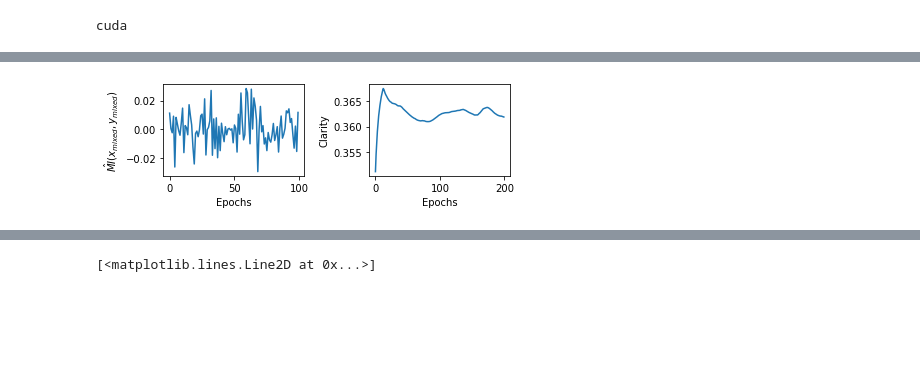
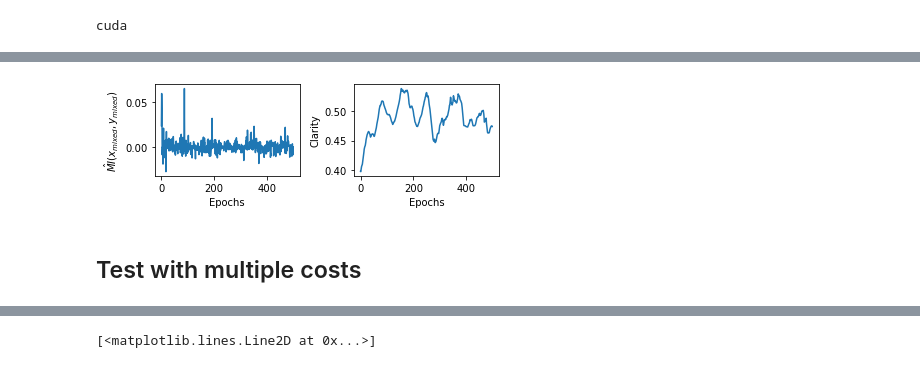
Before and after one commit to ZachFriedenberger/CLUB, a Jupyter notebook: Convol Mixtures.ipynb, the cells around one changed output, grey strips where cells are left out. Saved outputs shown, nothing was run; the diff lists cells and outputs as text; code cells hidden in the pictures; blank space fills up the shorter version.

```diff
--- a/Convol Mixtures.ipynb
+++ b/Convol Mixtures.ipynb
@@ -44,7 +45,7 @@ def gen_square_wave(t, A, w, phase, baseline, sigma):
     y = A*signal.square(w*t + phase) + baseline + noise
     return y
 # %%
-t = np.linspace(0, 20, 100000)
+t = np.linspace(0, 20, 10000)
 sine = gen_sine_wave(t, A=1, w=2*np.pi/2, phase=0, baseline=0, sigma=0.25)
 square = gen_square_wave(t, A=1, w=2*np.pi/5, phase=np.pi/2, baseline=0, sigma=0.25)
 
@@ -123,8 +124,8 @@ def plot_grad_flow(named_parameters):
     for n, p in named_parameters:
         if(p.requires_grad) and ("bias" not in n):
             layers.append(n)
-            ave_grads.append(p.grad.abs().mean())
-            max_grads.append(p.grad.abs().max())
+            ave_grads.append(p.grad.abs().mean().cpu())
+            max_grads.append(p.grad.abs().max().cpu())
     plt.bar(np.arange(len(max_grads)), max_grads, alpha=0.1, lw=1, color="c")
     plt.bar(np.arange(len(max_grads)), ave_grads, alpha=0.1, lw=1, color="b")
     plt.hlines(0, 0, len(ave_grads)+1, lw=2, color="k" )
@@ -137,4 +138,4 @@ def plot_grad_flow(named_parameters):
     plt.grid(True)
     plt.legend([Line2D([0], [0], color="c", lw=4),
                 Line2D([0], [0], color="b", lw=4),
-                Line2D([0], [0], color="k", lw=4)], ['max-gradient', 'mean-gradient', 'zero-gradient']
+                Line2D([0], [0], color="k", lw=4)], ['max-gradient', 'mean-gradient', 'zero-gradient'])
@@ -170,17 +169,19 @@ def train_model(data, lr, batch_size, num_epochs, num_mini_batches, schedule):
     y_samples = data[:, 1]
     for epoch in trange(num_epochs):
 
-        #random_indx = np.random.randint(num_batches, size=2)
-        random_indx = np.random.randint(data_len-batch_size, size=2)
+        random_indx = np.random.randint(num_batches, size=2)
+        #random_indx = np.random.randint(data_len-batch_size, size=2)
         n = random_indx[0]
         m = random_indx[1]
 
         x_samples_out, y_samples_out = decoder(x_samples.float(), y_samples.float())
+        x_samples_out = x_samples_out / torch.std(x_samples_out)
+        y_samples_out = y_samples_out / torch.std(y_samples_out)
 
-        #x_samples_out = x_samples_out[n*batch_size : n*batch_size+batch_size]
-        #y_samples_out = y_samples_out[m*batch_size : m*batch_size+batch_size]
-        x_samples_out = x_samples_out[n : n + batch_size]
-        y_samples_out = y_samples_out[m : m + batch_size]
+        x_samples_out = x_samples_out[n*batch_size : n*batch_size+batch_size]
+        y_samples_out = y_samples_out[m*batch_size : m*batch_size+batch_size]
+        #x_samples_out = x_samples_out[n : n + batch_size]
+        #y_samples_out = y_samples_out[m : m + batch_size]
 
         decoder_loss = mi_estimator(x_samples_out.unsqueeze(0).T, y_samples_out.unsqueeze(0).T)
         decoder_optimizer.zero_grad()
@@ -194,17 +195,19 @@ def train_model(data, lr, batch_size, num_epochs, num_mini_batches, schedule):
 
         for i in range(num_mini_batches):
 
-            #random_indx = np.random.randint(num_batches, size=2)
-            random_indx = np.random.randint(data_len-batch_size, size=2)
+            random_indx = np.random.randint(num_batches, size=2)
+            #random_indx = np.random.randint(data_len-batch_size, size=2)
             n = random_indx[0]
             m = random_indx[1]
 
             x_samples_out, y_samples_out = decoder(x_samples.float(), y_samples.float())
+            x_samples_out = x_samples_out / torch.std(x_samples_out)
+            y_samples_out = y_samples_out / torch.std(y_samples_out)
 
-            #x_samples_out = x_samples_out[n*batch_size : n*batch_size+batch_size]
-            #y_samples_out = y_samples_out[m*batch_size : m*batch_size+batch_size]
-            x_samples_out = x_samples_out[n : n + batch_size]
-            y_samples_out = y_samples_out[m : m + batch_size]
+            x_samples_out = x_samples_out[n*batch_size : n*batch_size+batch_size]
+            y_samples_out = y_samples_out[m*batch_size : m*batch_size+batch_size]
+            #x_samples_out = x_samples_out[n : n + batch_size]
+            #y_samples_out = y_samples_out[m : m + batch_size]
 
             mi_loss = mi_estimator.learning_loss(x_samples_out.unsqueeze(0).T.detach(), y_samples_out.unsqueeze(0).T.detach())
             mi_optimizer.zero_grad()
@@ -224,10 +227,10 @@ def train_model(data, lr, batch_size, num_epochs, num_mini_batches, schedule):
     return mi_est_values, clarity_est, x_samples.cpu().detach().numpy(), y_samples.cpu().detach().numpy(), decoder
 # %%
 y = y.to(dev)
-num_mini_batches = 5000
+num_mini_batches = 2000
 lr=1e-4
-batch_size = 10000 # equal to the length of the input
-num_epochs = 50
+batch_size = 500 # equal to the length of the input
+num_epochs = 500
 schedule = False
 
 mi_est_values, clarity_est, x_samples, y_samples, decoder = train_model(data=y, lr=lr, batch_size=batch_size, num_epochs=num_epochs, num_mini_batches=num_mini_batches, schedule=schedule)
@@ -253,16 +257,18 @@ plt.savefig('recovered_components_convolution5.jpeg')
 # %%
 plt.figure(figsize=(6,2))
 plt.subplot(1,2,1)
-plt.plot(mi_est_values[100:])
+plt.plot(mi_est_values)
 plt.xlabel('Epochs')
 plt.ylabel('$\hat{MI}(x_{mixed}, y_{mixed})$')
 
 
 plt.subplot(1,2,2)
 plt.plot(clarity_est)
 plt.xlabel('Epochs')
 plt.ylabel('Clarity')
 plt.tight_layout()
 plt.savefig('MI_versus_epochs_timedept_convolution.jpeg')
 # %% [output]
-[figure, old version]
+[figure, new version]
+# %% [markdown]
+## Test with multiple costs
```
Also changed, not shown: parts of 19 cells of this notebook, 14 other files.
